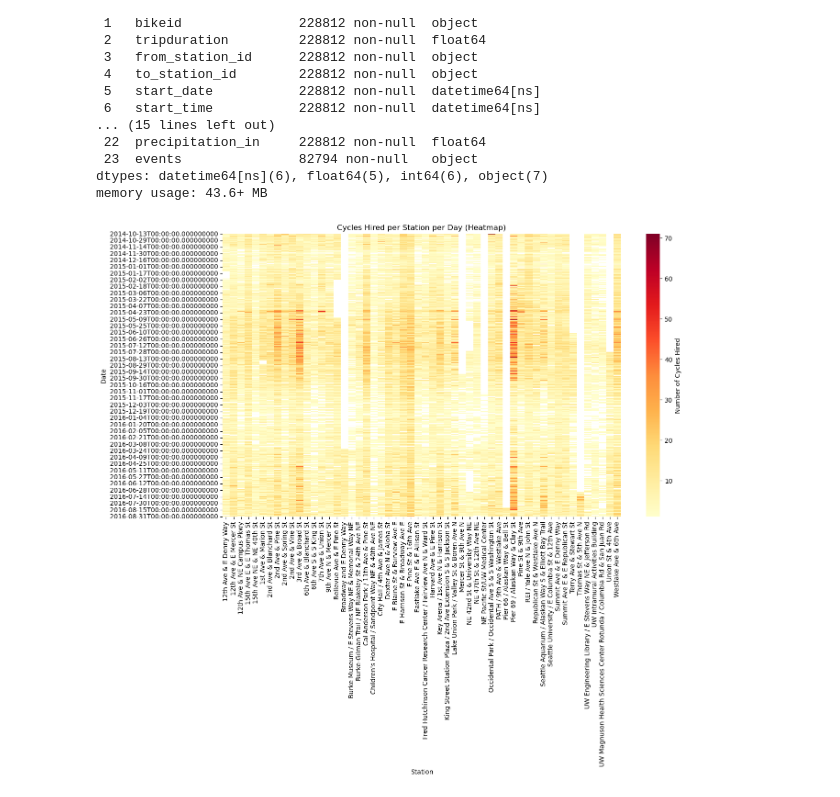
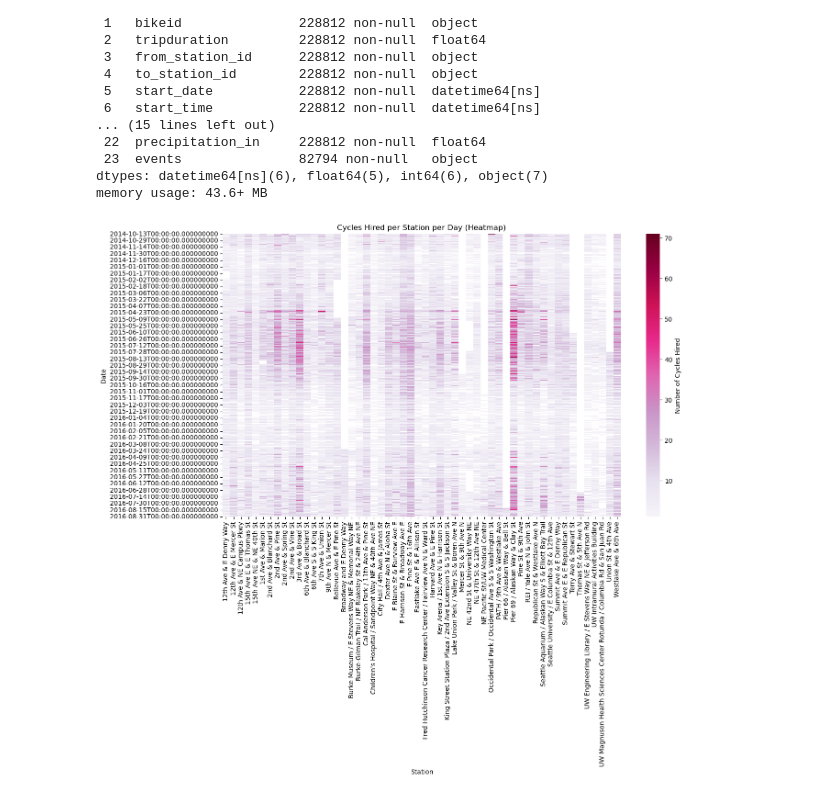
Before and after one commit to rahmxd/my_da_repo, a Jupyter notebook: Week 9 Project/E1 Prediction cleaning and preparing data.ipynb, the cells around one changed output. Saved outputs shown, nothing was run; the diff lists cells and outputs as text; code cells hidden in the pictures.

```diff
--- a/Week 9 Project/E1 Prediction cleaning and preparing data.ipynb
+++ b/Week 9 Project/E1 Prediction cleaning and preparing data.ipynb
@@ -294,15 +294,15 @@ memory usage: 43.6+ MB
 # %%
 import seaborn as sns
 import matplotlib.pyplot as plt
 
 pivot_table = final_merged_df.pivot_table(values='trip_id', index='start_date', columns='name', aggfunc='count')
 plt.figure(figsize=(14, 8))
-sns.heatmap(pivot_table, cmap='YlOrRd', cbar_kws={'label': 'Number of Cycles Hired'})
+sns.heatmap(pivot_table, cmap='PuRd', cbar_kws={'label': 'Number of Cycles Hired'})
 plt.title('Cycles Hired per Station per Day (Heatmap)')
 plt.xlabel('Station')
 plt.ylabel('Date')
 plt.show()
 # %% [output]
-[figure, old version]
+[figure, new version]
 # %%
 final_merged_df.to_csv('final_merged_hire_weather_station.csv', index=False)
```
Also changed, not shown: 1 other file.
